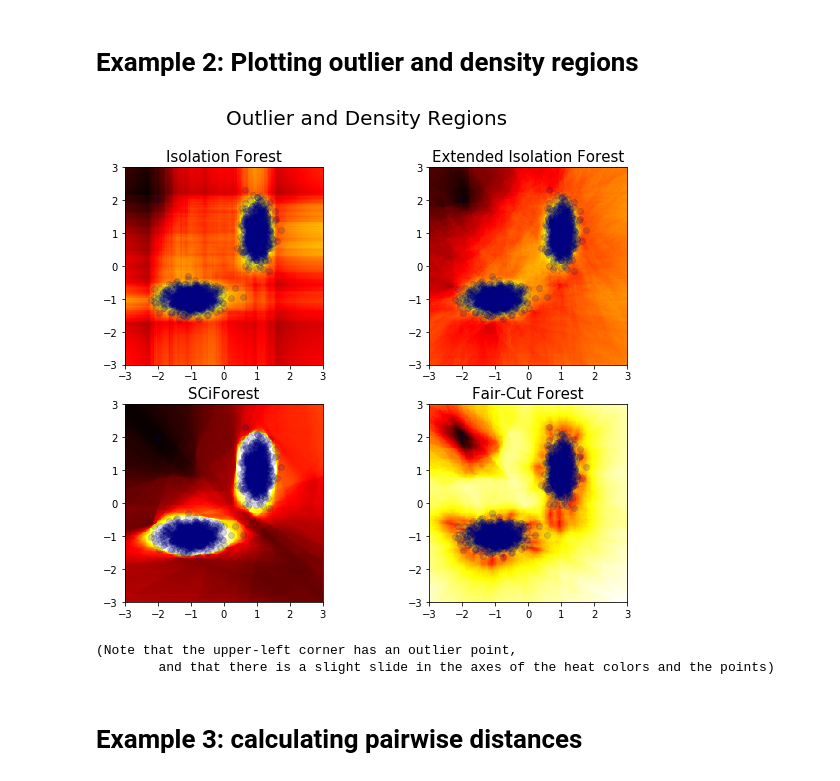
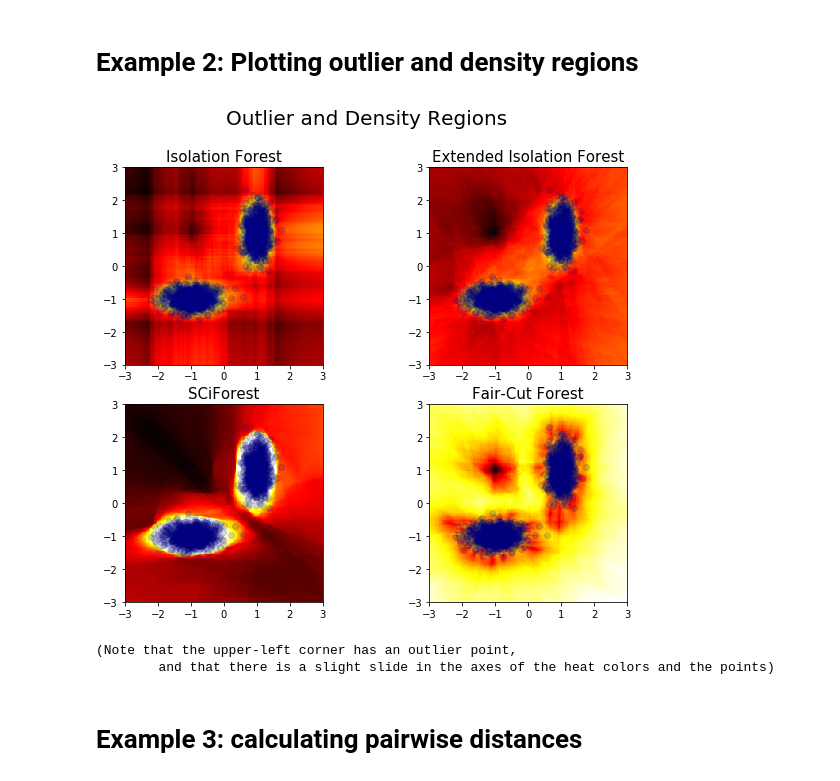
Before and after one commit to david-cortes/isotree, a Jupyter notebook: example/isotree_example.ipynb, the cells around one changed output. Saved outputs shown, nothing was run; the diff lists cells and outputs as text; code cells hidden in the pictures.

```diff
--- a/example/isotree_example.ipynb
+++ b/example/isotree_example.ipynb
@@ -44,9 +44,9 @@ group2 = pd.DataFrame({
 })
 X = pd.concat([group1, group2], ignore_index=True)
 
-### Now add an obvious outlier
+### Now add an obvious outlier which is within the 1d ranges
 ### (As an interesting test, remove it and see what happens)
-X = X.append(pd.DataFrame({"x" : [-2], "y" : [2]}), ignore_index = True)
+X = X.append(pd.DataFrame({"x" : [-1], "y" : [1]}), ignore_index = True)
 
 ### Single-variable Isolatio Forest
 iso_simple = IsolationForest(ndim=1, ntrees=100, prob_pick_pooled_gain=0)
@@ -75,34 +75,34 @@ space_index = pd.MultiIndex.from_arrays([space[:, 0], space[:, 1]])
 
 def plot_space(Z, space_index, X):
     df = pd.DataFrame({"z" : Z}, index = space_index)
     df = df.unstack()
     df = df[df.columns.values[::-1]]
     plt.imshow(df, extent = [-3, 3, -3, 3], cmap = 'hot_r')
     plt.scatter(x = X['x'], y = X['y'], alpha = .15, c = 'navy')
 
 plt.suptitle("Outlier and Density Regions", fontsize = 20)
 
 plt.subplot(2, 2, 1)
 plot_space(Z_sim, space_index, X)
 plt.title("Isolation Forest", fontsize=15)
 
 plt.subplot(2, 2, 2)
 plot_space(Z_ext, space_index, X)
 plt.title("Extended Isolation Forest", fontsize=15)
 
 plt.subplot(2, 2, 3)
 plot_space(Z_sci, space_index, X)
 plt.title("SCiForest", fontsize=15)
 
 plt.subplot(2, 2, 4)
 plot_space(Z_fcf, space_index, X)
 plt.title("Fair-Cut Forest", fontsize=15)
 plt.show()
 
 print("(Note that the upper-left corner has an outlier point,\n\
         and that there is a slight slide in the axes of the heat colors and the points)")
 # %% [output]
-[figure, old version]
+[figure, new version]
 (Note that the upper-left corner has an outlier point,
         and that there is a slight slide in the axes of the heat colors and the points)
 # %% [markdown]
```
Also changed, not shown: parts of 1 cell of this notebook, 1 other file.
